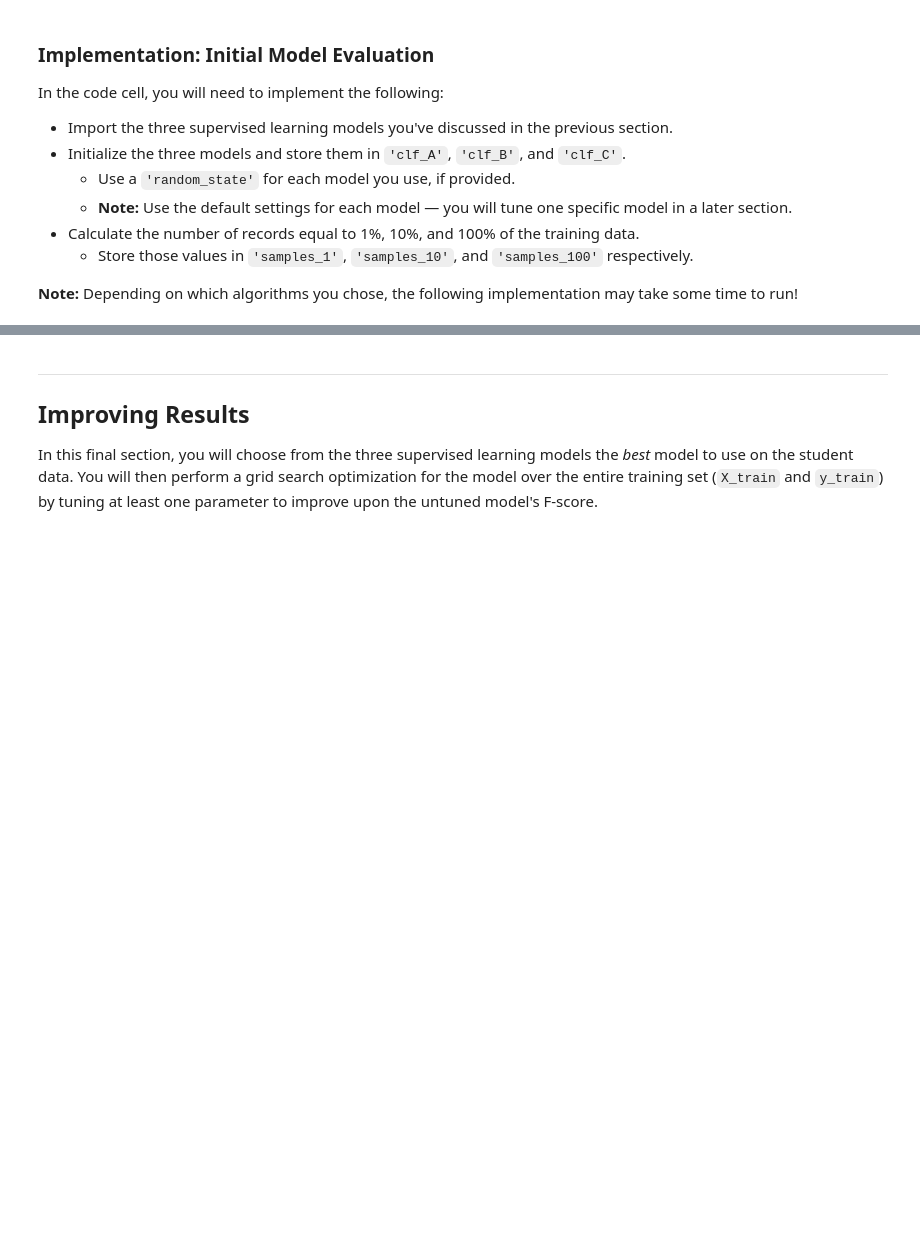
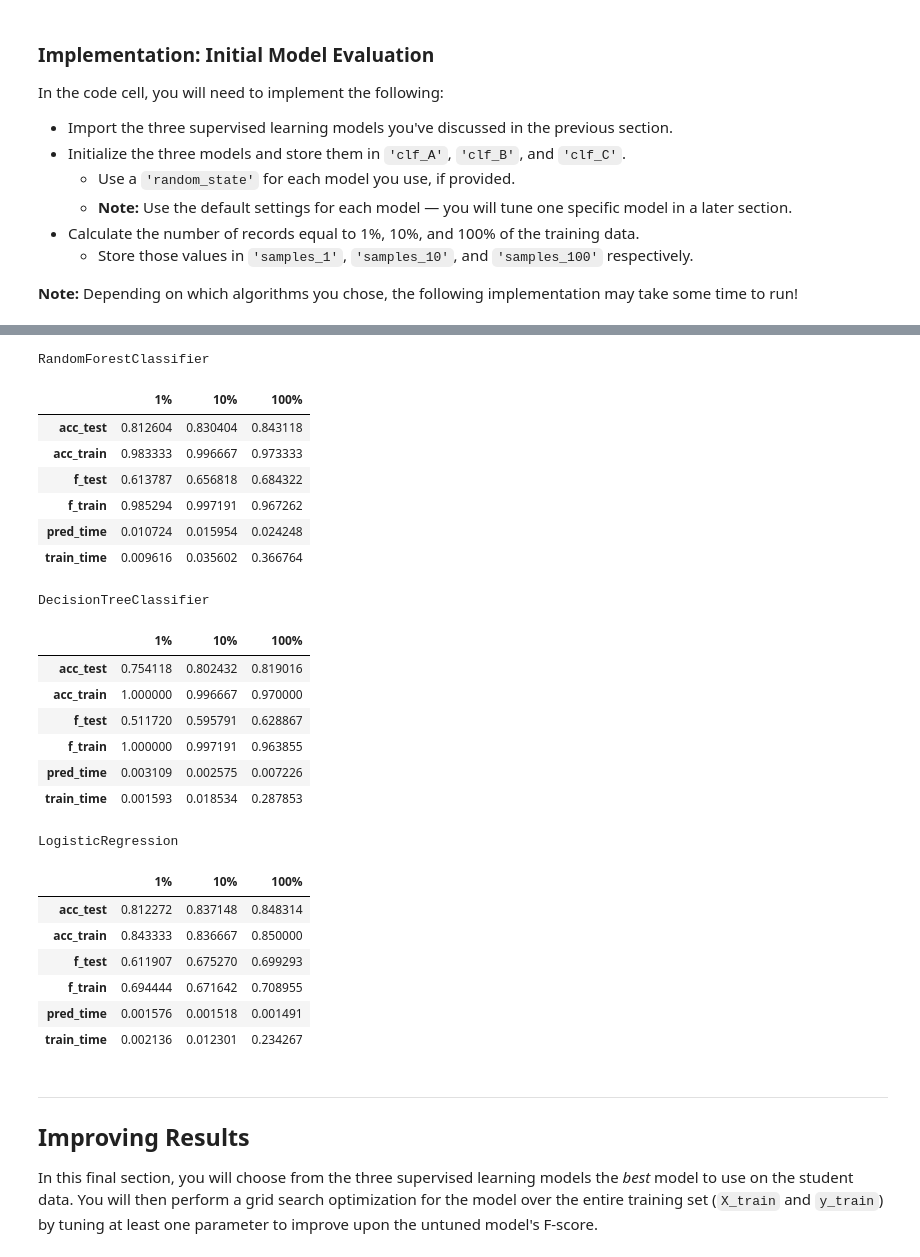
Before and after one commit to yanfei-wu/ml_udacity, a Jupyter notebook: finding_donors/finding_donors.ipynb, the cells around one changed output, grey strips where cells are left out. Cells and saved outputs as stored; diff of their text form; code cells hidden in the pictures; blank space fills up the shorter version.

```diff
--- a/finding_donors/finding_donors.ipynb
+++ b/finding_donors/finding_donors.ipynb
@@ -352,3 +352,33 @@ RandomForestClassifier trained on 36177 samples.
+# %%
+# show the results in data frame
+for i in results.items():
+    print(i[0])
+    display(pd.DataFrame(i[1]).rename(columns={0:'1%', 1:'10%', 2:'100%'}))
+# %% [output]
+RandomForestClassifier
+|  | 1% | 10% | 100% |
+| acc_test | 0.812604 | 0.830404 | 0.843118 |
+| acc_train | 0.983333 | 0.996667 | 0.973333 |
+| f_test | 0.613787 | 0.656818 | 0.684322 |
+| f_train | 0.985294 | 0.997191 | 0.967262 |
+| pred_time | 0.010724 | 0.015954 | 0.024248 |
+| train_time | 0.009616 | 0.035602 | 0.366764 |
+DecisionTreeClassifier
+|  | 1% | 10% | 100% |
+| acc_test | 0.754118 | 0.802432 | 0.819016 |
+| acc_train | 1.000000 | 0.996667 | 0.970000 |
+| f_test | 0.511720 | 0.595791 | 0.628867 |
+| f_train | 1.000000 | 0.997191 | 0.963855 |
+| pred_time | 0.003109 | 0.002575 | 0.007226 |
+| train_time | 0.001593 | 0.018534 | 0.287853 |
+LogisticRegression
+|  | 1% | 10% | 100% |
+| acc_test | 0.812272 | 0.837148 | 0.848314 |
+| acc_train | 0.843333 | 0.836667 | 0.850000 |
+| f_test | 0.611907 | 0.675270 | 0.699293 |
+| f_train | 0.694444 | 0.671642 | 0.708955 |
+| pred_time | 0.001576 | 0.001518 | 0.001491 |
+| train_time | 0.002136 | 0.012301 | 0.234267 |
 # %% [markdown]
 ----
 ## Improving Results
```
Also changed, not shown: parts of 5 cells of this notebook, 2 other files.
